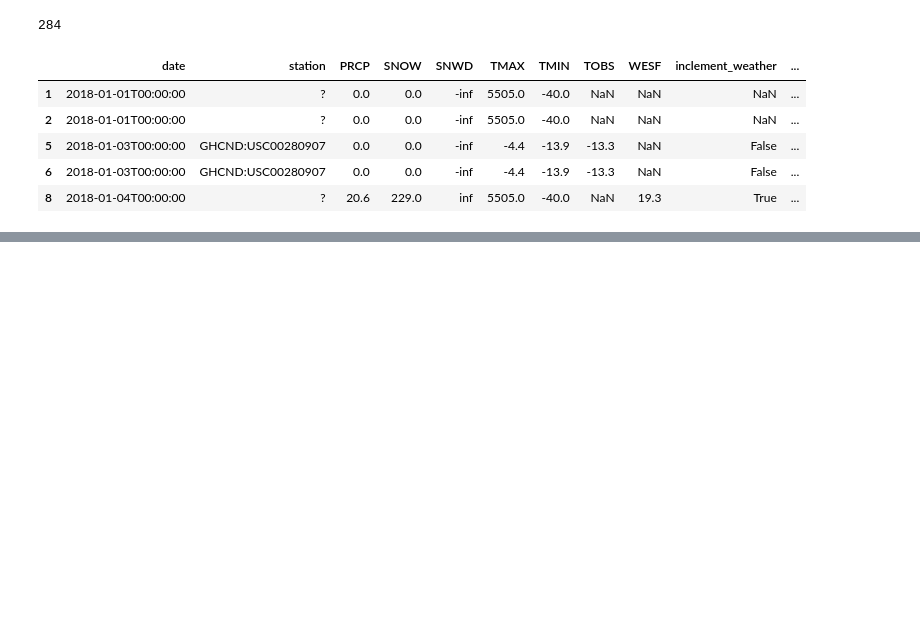
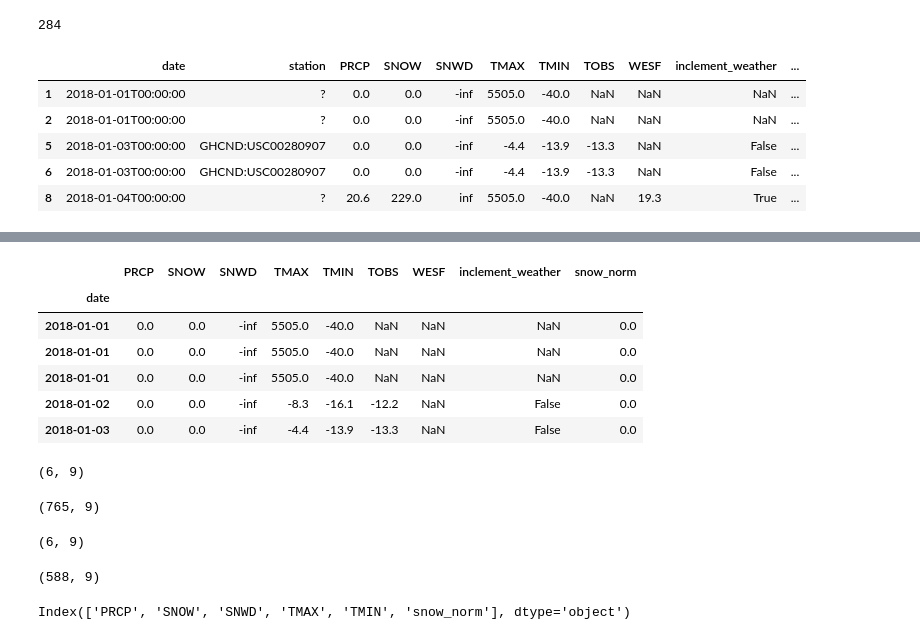
Before and after one commit to talitacardenas/The_Bridge_School_DataScience_PT, a Jupyter notebook: 02_DataAnalysis/labs/Pandas/09_Data_Wrangling_con_Pandas_Python_parte_II.ipynb, the cells around one changed output, grey strips where cells are left out. Drawn from its saved outputs; the diff is of its cells as text; code cells hidden in the pictures; blank space fills up the shorter version.

```diff
--- a/02_DataAnalysis/labs/Pandas/09_Data_Wrangling_con_Pandas_Python_parte_II.ipynb
+++ b/02_DataAnalysis/labs/Pandas/09_Data_Wrangling_con_Pandas_Python_parte_II.ipynb
@@ -283,0 +307,6 @@ df[df.duplicated()].head()
+# %%
+# guardamos la información
+station_qm_wesf = df[df.station == '?'].drop_duplicates('date').set_index('date').WESF
+# %%
+# Ordenamos los valores ?
+df.sort_values('station', ascending=False, inplace=True)
@@ -283,0 +327,35 @@ df[df.duplicated()].head()
+# %%
+df_deduped.head()
+# %% [output]
+|  | PRCP | SNOW | SNWD | TMAX | TMIN | TOBS | WESF | inclement_weather | snow_norm |
+| date |  |  |  |  |  |  |  |  |  |
+| 2018-01-01 | 0.0 | 0.0 | -inf | 5505.0 | -40.0 | NaN | NaN | NaN | 0.0 |
+| 2018-01-01 | 0.0 | 0.0 | -inf | 5505.0 | -40.0 | NaN | NaN | NaN | 0.0 |
+| 2018-01-01 | 0.0 | 0.0 | -inf | 5505.0 | -40.0 | NaN | NaN | NaN | 0.0 |
+| 2018-01-02 | 0.0 | 0.0 | -inf | -8.3 | -16.1 | -12.2 | NaN | False | 0.0 |
+| 2018-01-03 | 0.0 | 0.0 | -inf | -4.4 | -13.9 | -13.3 | NaN | False | 0.0 |
+# %%
+# Dropna
+df_deduped.dropna().shape
+# %% [output]
+(6, 9)
+# %%
+df_deduped.dropna(how='all').shape
+# %% [output]
+(765, 9)
+# %%
+df_deduped.dropna(how='any',axis=0).shape # valoramos si eliminar las filas por valores na
+# %% [output]
+(6, 9)
+# %%
+df_deduped.dropna(how='all', subset=[
+                                     'inclement_weather',
+                                     'SNOW',
+                                     'SNWD'
+]).shape
+# %% [output]
+(588, 9)
+# %%
+df_deduped.dropna(axis='columns', thresh=df_deduped.shape[0] * .75).columns
+# %% [output]
+Index(['PRCP', 'SNOW', 'SNWD', 'TMAX', 'TMIN', 'snow_norm'], dtype='object')
```
Also changed, not shown: parts of 17 cells of this notebook.
